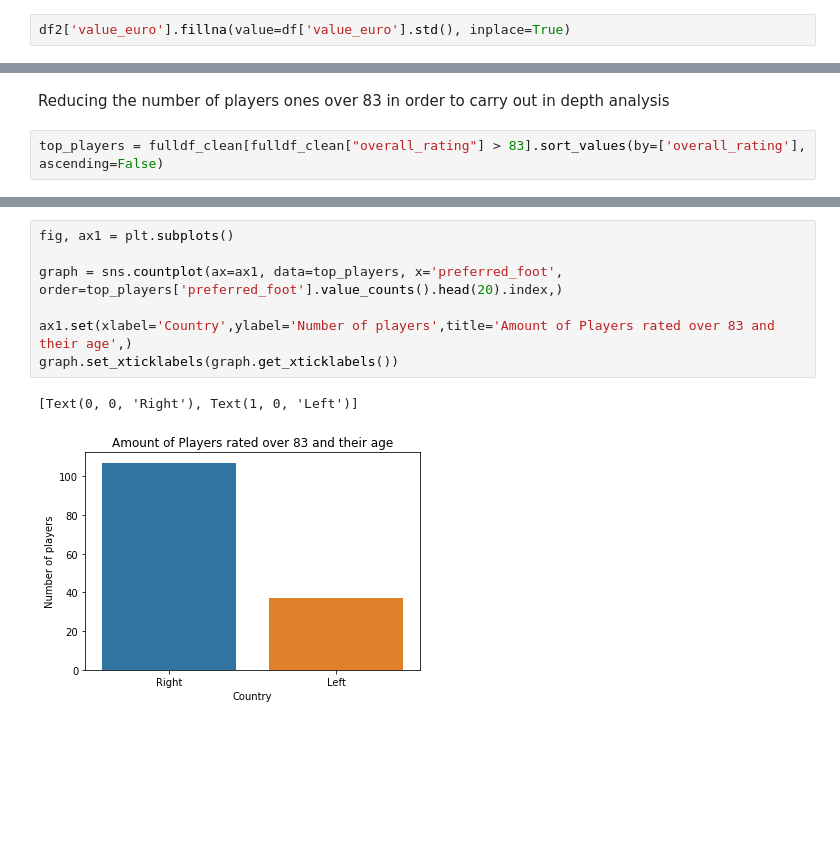
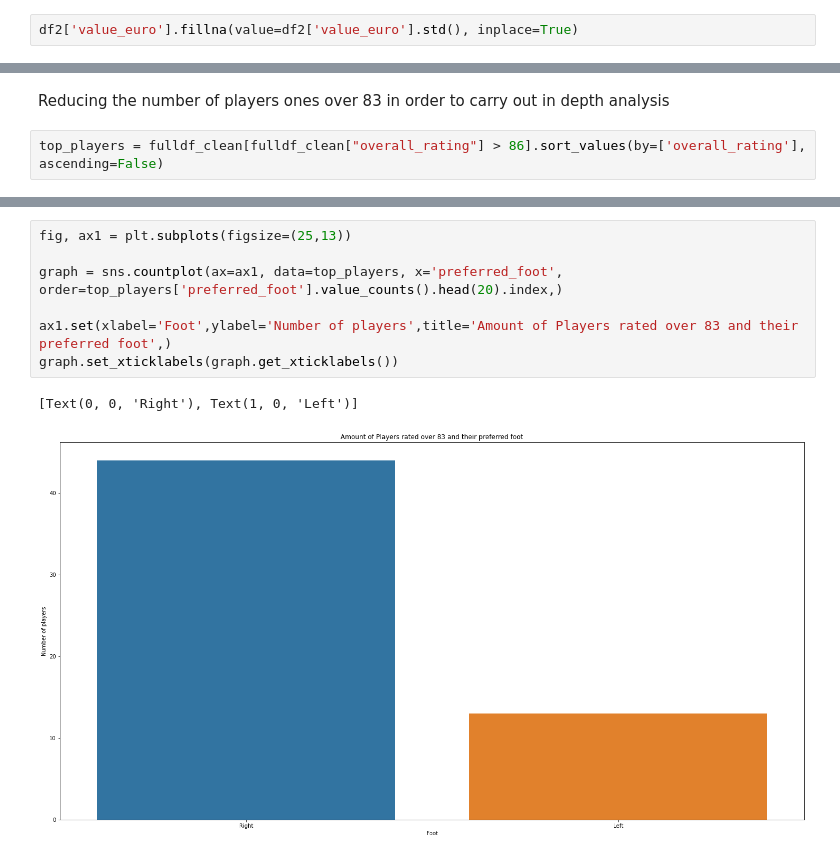
Before and after one commit to MarkRuane/Test_MarkRuane, a Jupyter notebook: Football Analysis.ipynb, the cells around one changed output, grey strips where cells are left out. Cells and saved outputs as stored; diff of their text form; blank space fills up the shorter version.

```diff
--- a/Football Analysis.ipynb
+++ b/Football Analysis.ipynb
@@ -240,5 +220,5 @@ std_value
 # %%
-df2['value_euro'].fillna(value=df['value_euro'].std(), inplace=True)
+df2['value_euro'].fillna(value=df2['value_euro'].std(), inplace=True)
 # %% [output]
 A value is trying to be set on a copy of a slice from a DataFrame
 
@@ -442,7 +412,7 @@ fulldf_clean
 # %% [markdown]
 Reducing the number of players ones over 83 in order to carry out in depth analysis
 # %%
-top_players = fulldf_clean[fulldf_clean["overall_rating"] > 83].sort_values(by=['overall_rating'], ascending=False)
+top_players = fulldf_clean[fulldf_clean["overall_rating"] > 86].sort_values(by=['overall_rating'], ascending=False)
 # %%
 top_players['Player Level']
 # %% [output]
@@ -493,11 +562,11 @@ graph.set_xticklabels(graph.get_xticklabels())
 # %%
-fig, ax1 = plt.subplots()
+fig, ax1 = plt.subplots(figsize=(25,13))
 
 graph = sns.countplot(ax=ax1, data=top_players, x='preferred_foot', order=top_players['preferred_foot'].value_counts().head(20).index,)
 
-ax1.set(xlabel='Country',ylabel='Number of players',title='Amount of Players rated over 83 and their age',)
+ax1.set(xlabel='Foot',ylabel='Number of players',title='Amount of Players rated over 83 and their preferred foot',)
 graph.set_xticklabels(graph.get_xticklabels())
 # %% [output]
 [Text(0, 0, 'Right'), Text(1, 0, 'Left')]
-[figure, old version]
+[figure, new version]
 # %%
```
Also changed, not shown: parts of 37 cells of this notebook, 3 other files.
